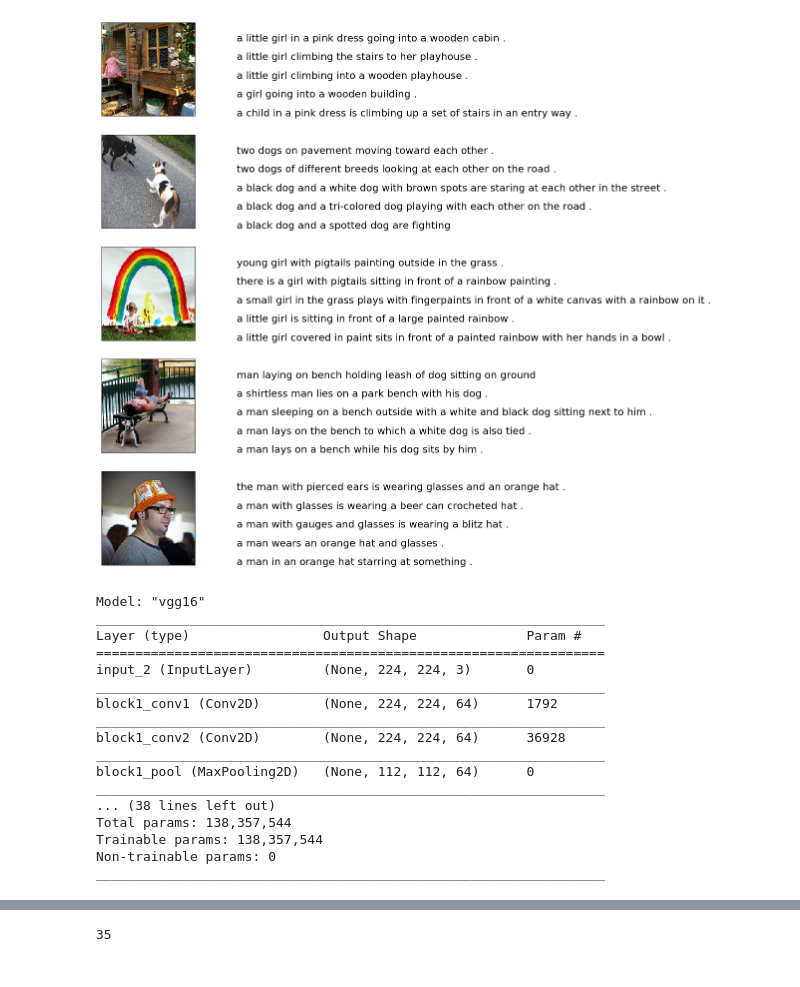
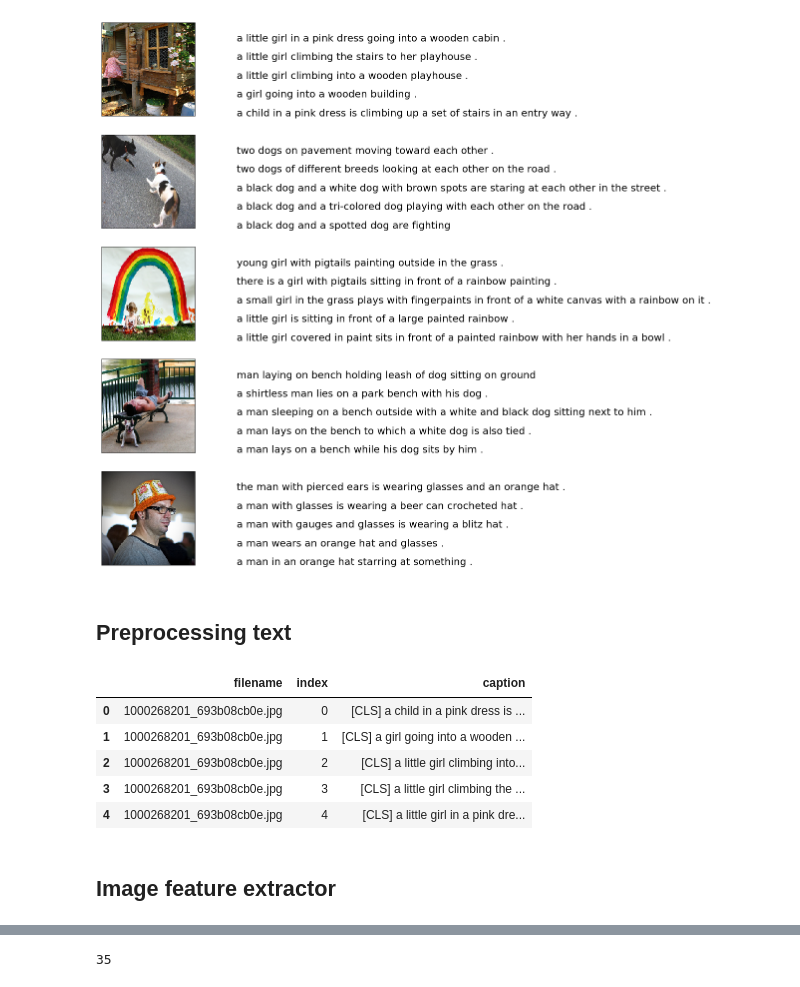
Before and after one commit to Jessinra/Image-Captioning-Lab-2, a Jupyter notebook: Captioning.ipynb, the cells around one changed output, grey strips where cells are left out. Saved outputs shown, nothing was run; the diff lists cells and outputs as text; code cells hidden in the pictures.

```diff
--- a/Captioning.ipynb
+++ b/Captioning.ipynb
@@ -56,10 +47,9 @@ print("The number of jpg flies in Flicker8k: {}".format(len(jpgs)))
 The number of jpg flies in Flicker8k: 8091
 # %%
 ## read in the Flickr caption data
-file = open(dir_Flickr_text,'r')
+file = open(Flickr_text_dir, 'r')
 text = file.read()
 file.close()
-
 
 datatxt = []
 for line in text.split('\n'):
@@ -69,11 +59,9 @@ for line in text.split('\n'):
     w = col[0].split("#")
     datatxt.append(w + [col[1].lower()])
 
-df_txt = pd.DataFrame(datatxt,columns=["filename","index","caption"])
+df_txt = pd.DataFrame(datatxt, columns=["filename", "index", "caption"])
 
 
 uni_filenames = np.unique(df_txt.filename.values)
 print("The number of unique file names : {}".format(len(uni_filenames)))
-print("The distribution of the number of captions for each image:")
-Counter(Counter(df_txt.filename.values).values())
 # %% [output]
@@ -85,12 +73,13 @@ from keras.preprocessing.image import load_img, img_to_array
 
 npic = 5
 npix = 224
-target_size = (npix,npix,3)
+target_size = (npix, npix, 3)
+count = 1
+fig = plt.figure(figsize=(10, 20))
 
-count = 1
-fig = plt.figure(figsize=(10,20))
 for jpgfnm in uni_filenames[:npic]:
-    filename = dir_Flickr_jpg + '/' + jpgfnm
+
+    filename = Flickr_image_dir + '/' + jpgfnm
     captions = list(df_txt["caption"].loc[df_txt["filename"]==jpgfnm].values)
     image_load = load_img(filename, target_size=target_size)
 
@@ -106,43 +95,7 @@ for jpgfnm in uni_filenames[:npic]:
     for i, caption in enumerate(captions):
         ax.text(0,i,caption,fontsize=20)
     count += 1
+
 plt.show()
 # %% [output]
 [figure]
-# %%
-from copy import copy
-def add_start_end_seq_token(captions):
-    caps = []
-    for txt in captions:
-        txt = 'startseq ' + txt + ' endseq'
-        caps.append(txt)
-    return(caps)
-df_txt0 = copy(df_txt)
-df_txt0["caption"] = add_start_end_seq_token(df_txt["caption"])
-df_txt0.head(5)
-del df_txt
-# %%
-from keras.applications import VGG16
-
-modelvgg = VGG16(include_top=True,weights=None)
-## load the locally saved weights
-modelvgg.load_weights("weights/vgg16_weights_tf_dim_ordering_tf_kernels.h5")
-modelvgg.summary()
-# %% [output]
-Model: "vgg16"
-_________________________________________________________________
-Layer (type)                 Output Shape              Param #
-=================================================================
-input_2 (InputLayer)         (None, 224, 224, 3)       0
-_________________________________________________________________
-block1_conv1 (Conv2D)        (None, 224, 224, 64)      1792
-_________________________________________________________________
-block1_conv2 (Conv2D)        (None, 224, 224, 64)      36928
-_________________________________________________________________
-block1_pool (MaxPooling2D)   (None, 112, 112, 64)      0
-_________________________________________________________________
-... (38 lines left out)
-Total params: 138,357,544
-Trainable params: 138,357,544
-Non-trainable params: 0
-_________________________________________________________________
@@ -150,0 +102,20 @@ from keras.app
+# %% [markdown]
+## Preprocessing text
+# %%
+START_TOKEN = "[CLS]"
+END_TOKEN = "[SEP]"
+# %%
+def add_start_end_seq_token(captions):
+    return ["{} {} {}".format(START_TOKEN, x, END_TOKEN) for x in captions]
+
+df_txt["caption"] = add_start_end_seq_token(df_txt["caption"])
+df_txt.head(5)
+# %% [output]
+|  | filename | index | caption |
+| 0 | 1000268201_693b08cb0e.jpg | 0 | [CLS] a child in a pink dress is ... |
+| 1 | 1000268201_693b08cb0e.jpg | 1 | [CLS] a girl going into a wooden ... |
+| 2 | 1000268201_693b08cb0e.jpg | 2 | [CLS] a little girl climbing into... |
+| 3 | 1000268201_693b08cb0e.jpg | 3 | [CLS] a little girl climbing the ... |
+| 4 | 1000268201_693b08cb0e.jpg | 4 | [CLS] a little girl in a pink dre... |
+# %% [markdown]
+## Image feature extractor
```
Also changed, not shown: parts of 21 cells of this notebook.
